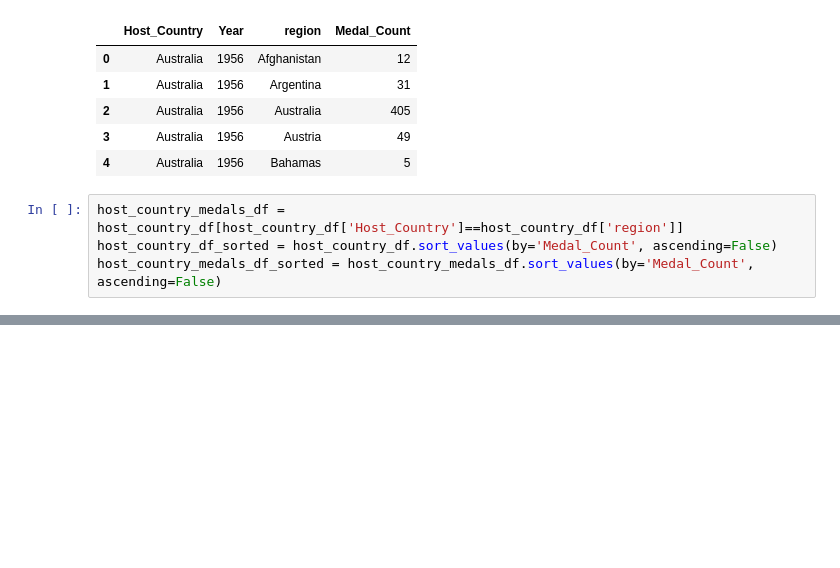
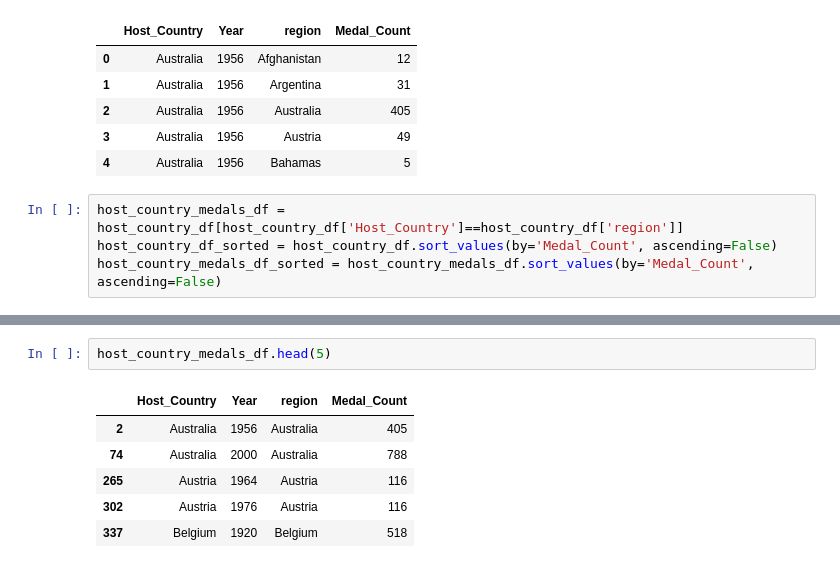
Before and after one commit to soumyaranjanswaincan/Olympic-Data-Analysis, a Jupyter notebook: Olympic Data Analysis/country_performance.ipynb, the cells around one changed output, grey strips where cells are left out. Drawn from its saved outputs; the diff is of its cells as text; blank space fills up the shorter version.

```diff
--- a/Olympic Data Analysis/country_performance.ipynb
+++ b/Olympic Data Analysis/country_performance.ipynb
@@ -202,0 +212,9 @@ host_country_medals_df_sorted = host_country_medals_df.sort_values(by='Medal_Cou
+# %%
+host_country_medals_df.head(5)
+# %% [output]
+|  | Host_Country | Year | region | Medal_Count |
+| 2 | Australia | 1956 | Australia | 405 |
+| 74 | Australia | 2000 | Australia | 788 |
+| 265 | Austria | 1964 | Austria | 116 |
+| 302 | Austria | 1976 | Austria | 116 |
+| 337 | Belgium | 1920 | Belgium | 518 |
```
Also changed, not shown: parts of 7 cells of this notebook.
